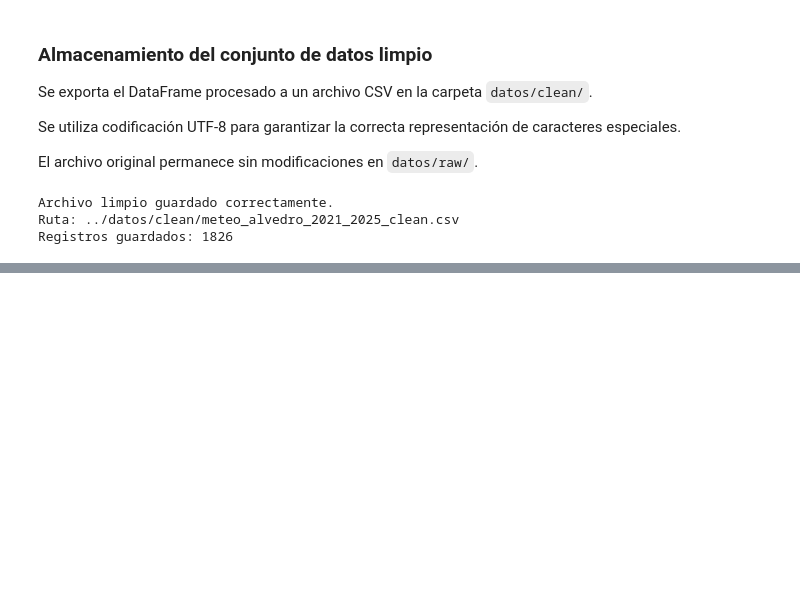
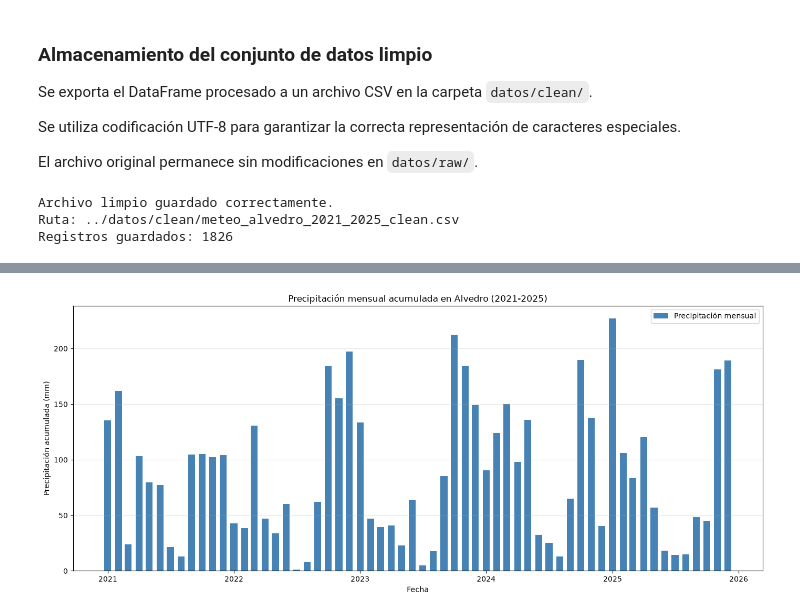
Before and after one commit to mma-wirtz/p1-que-tempo-fixo, a Jupyter notebook: notebooks/01_exploracion_datos.ipynb, the cells around one changed output, grey strips where cells are left out. Saved outputs shown, nothing was run; the diff lists cells and outputs as text; code cells hidden in the pictures; blank space fills up the shorter version.

```diff
--- a/notebooks/01_exploracion_datos.ipynb
+++ b/notebooks/01_exploracion_datos.ipynb
@@ -1242,0 +1531,29 @@ Registros guardados: 1826
+# %%
+# Agrupar las precipitaciones por año y mes
+precipitacion_mensual = (
+    df_clean.set_index("Data")["Precipitación (mm)"]
+    .resample("MS")
+    .sum(min_count=1)
+)
+
+# Crear la gráfica
+plt.figure(figsize=(14, 6))
+
+plt.bar(
+    precipitacion_mensual.index,
+    precipitacion_mensual.values,
+    width=20,
+    color="steelblue",
+    label="Precipitación mensual"
+)
+
+plt.title("Precipitación mensual acumulada en Alvedro (2021-2025)")
+plt.xlabel("Fecha")
+plt.ylabel("Precipitación acumulada (mm)")
+plt.legend()
+plt.grid(axis="y", alpha=0.3)
+
+plt.tight_layout()
+plt.show()
+# %% [output]
+[figure, added]
```
Also changed, not shown: parts of 48 cells of this notebook, 4 other files.
